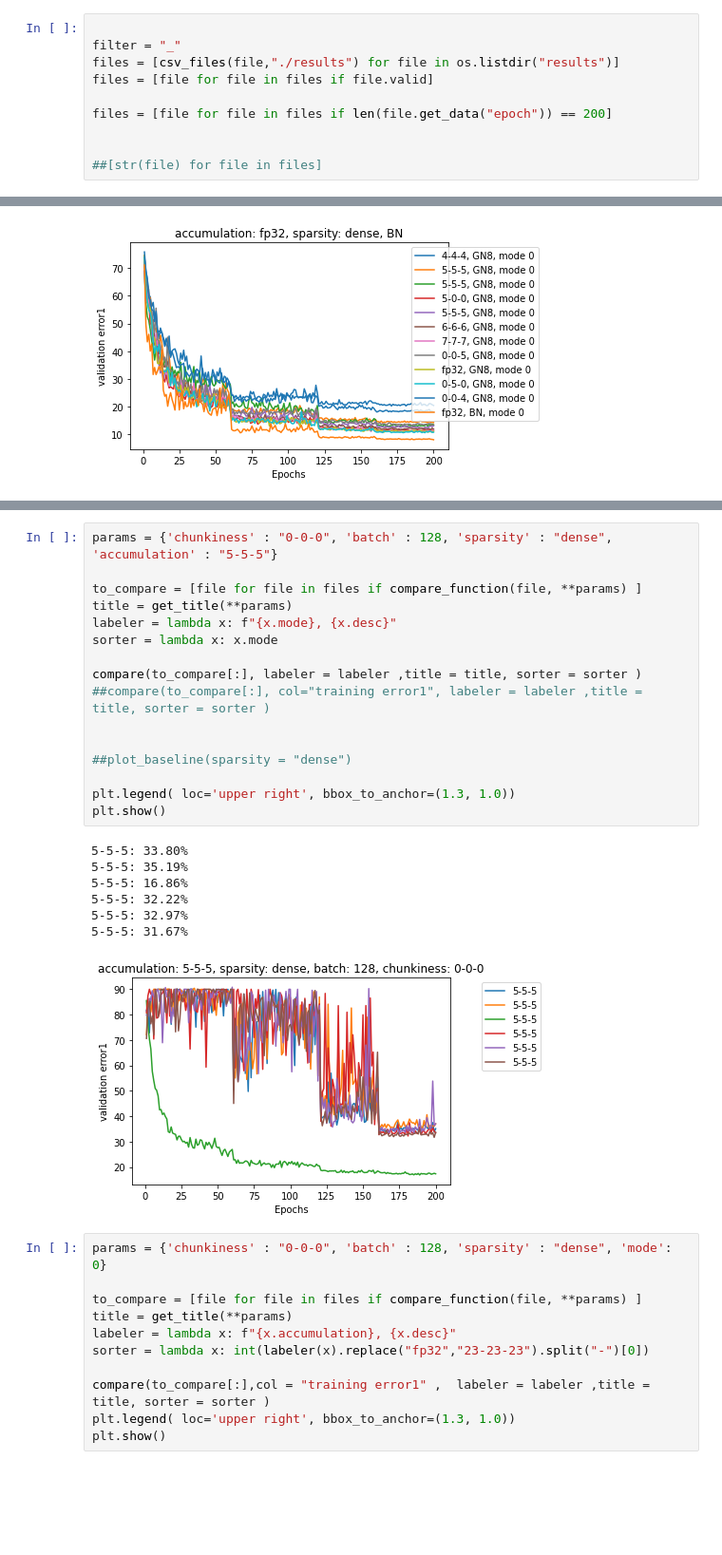
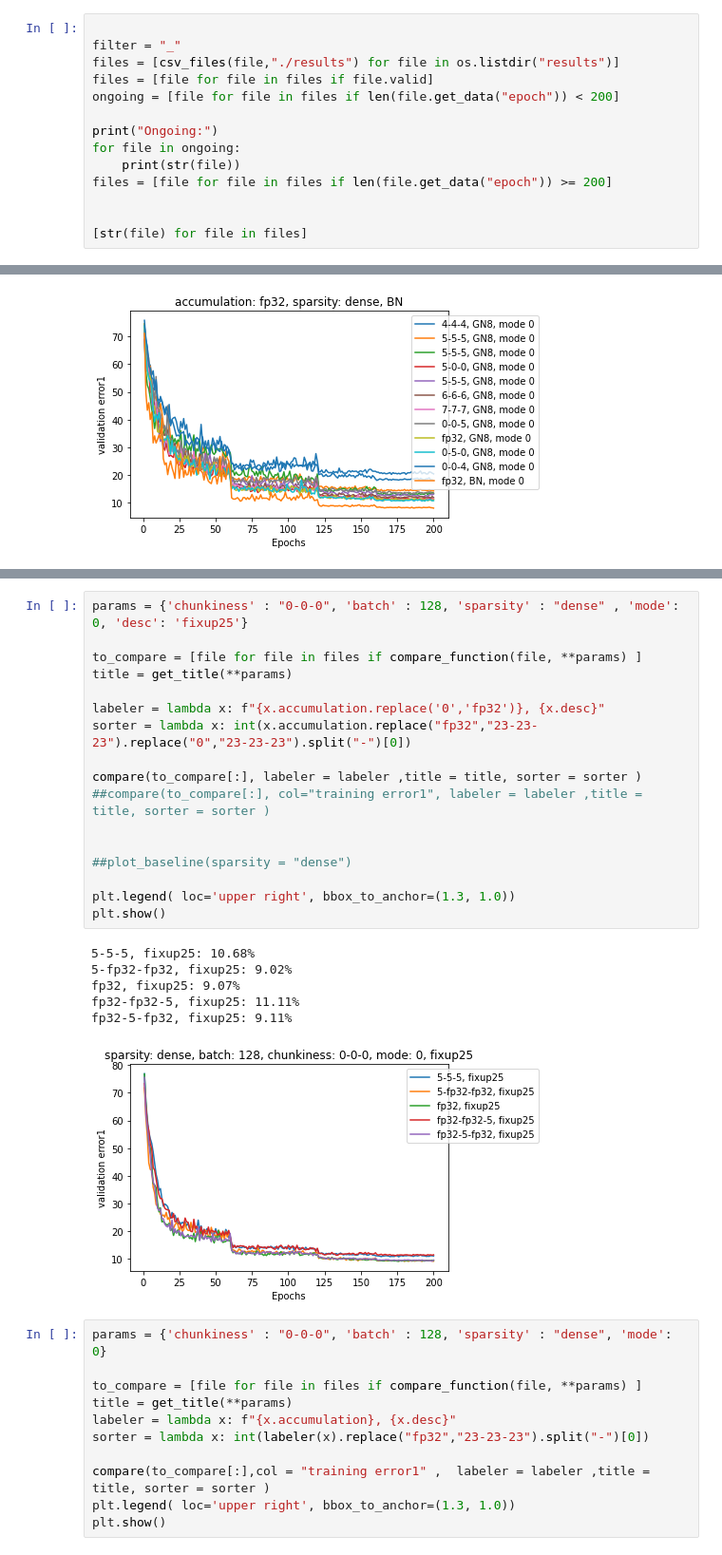
Before and after one commit to yanivbl6/convNet.pytorch, a Jupyter notebook: comparison.ipynb, the cells around one changed output, grey strips where cells are left out. Shown at 95% size. Saved outputs shown, nothing was run; the diff lists cells and outputs as text; blank space fills up the shorter version.

Commit message:
added fixup support

```diff
--- a/comparison.ipynb
+++ b/comparison.ipynb
@@ -176,8 +203,12 @@ def compare(files_list, col = "validation error1", labeler = lambda x: str(x), t
 filter = "_"
 files = [csv_files(file,"./results") for file in os.listdir("results")]
 files = [file for file in files if file.valid]
+ongoing = [file for file in files if len(file.get_data("epoch")) < 200]
 
-files = [file for file in files if len(file.get_data("epoch")) == 200]
+print("Ongoing:")
+for file in ongoing:
+    print(str(file))
+files = [file for file in files if len(file.get_data("epoch")) >= 200]
 
 
-##[str(file) for file in files]
+[str(file) for file in files]
@@ -284,27 +407,27 @@ fp32, BN: 8.04%
 # %%
-params = {'chunkiness' : "0-0-0", 'batch' : 128, 'sparsity' : "dense", 'accumulation' : "5-5-5"}
+params = {'chunkiness' : "0-0-0", 'batch' : 128, 'sparsity' : "dense" , 'mode': 0, 'desc': 'fixup25'}
 
 to_compare = [file for file in files if compare_function(file, **params) ]
 title = get_title(**params)
-labeler = lambda x: f"{x.mode}, {x.desc}"
-sorter = lambda x: x.mode
+
+labeler = lambda x: f"{x.accumulation.replace('0','fp32')}, {x.desc}"
+sorter = lambda x: int(x.accumulation.replace("fp32","23-23-23").replace("0","23-23-23").split("-")[0])
 
 compare(to_compare[:], labeler = labeler ,title = title, sorter = sorter )
 ##compare(to_compare[:], col="training error1", labeler = labeler ,title = title, sorter = sorter )
 
 
 ##plot_baseline(sparsity = "dense")
 
 plt.legend( loc='upper right', bbox_to_anchor=(1.3, 1.0))
 plt.show()
 # %% [output]
-5-5-5: 33.80%
-5-5-5: 35.19%
-5-5-5: 16.86%
-5-5-5: 32.22%
-5-5-5: 32.97%
-5-5-5: 31.67%
+5-5-5, fixup25: 10.68%
+5-fp32-fp32, fixup25: 9.02%
+fp32, fixup25: 9.07%
+fp32-fp32-5, fixup25: 11.11%
+fp32-5-fp32, fixup25: 9.11%
-[figure, old version]
+[figure, new version]
 # %%
 params = {'chunkiness' : "0-0-0", 'batch' : 128, 'sparsity' : "dense", 'mode': 0}
 
```
Also changed, not shown: parts of 11 cells of this notebook, 2 other files.
